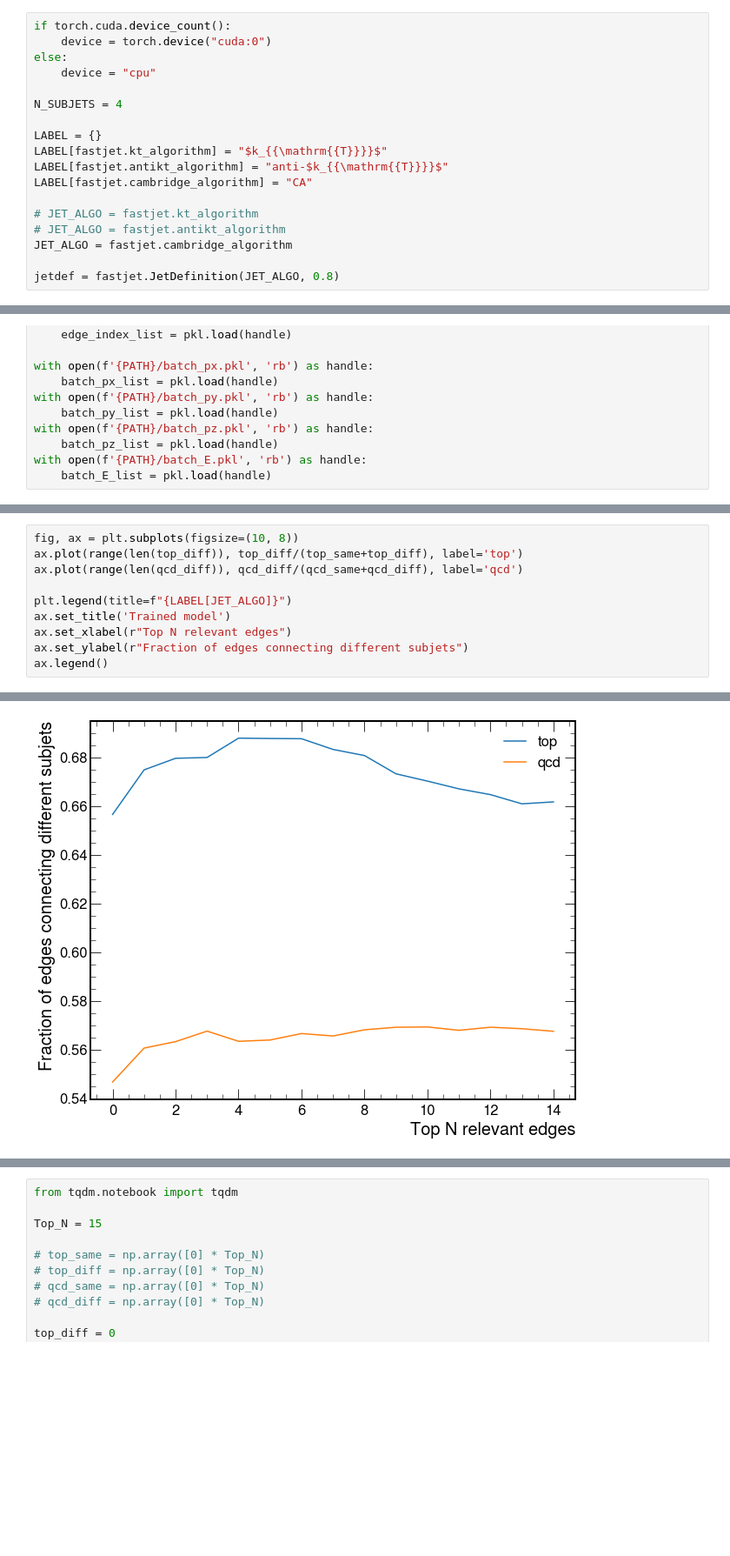
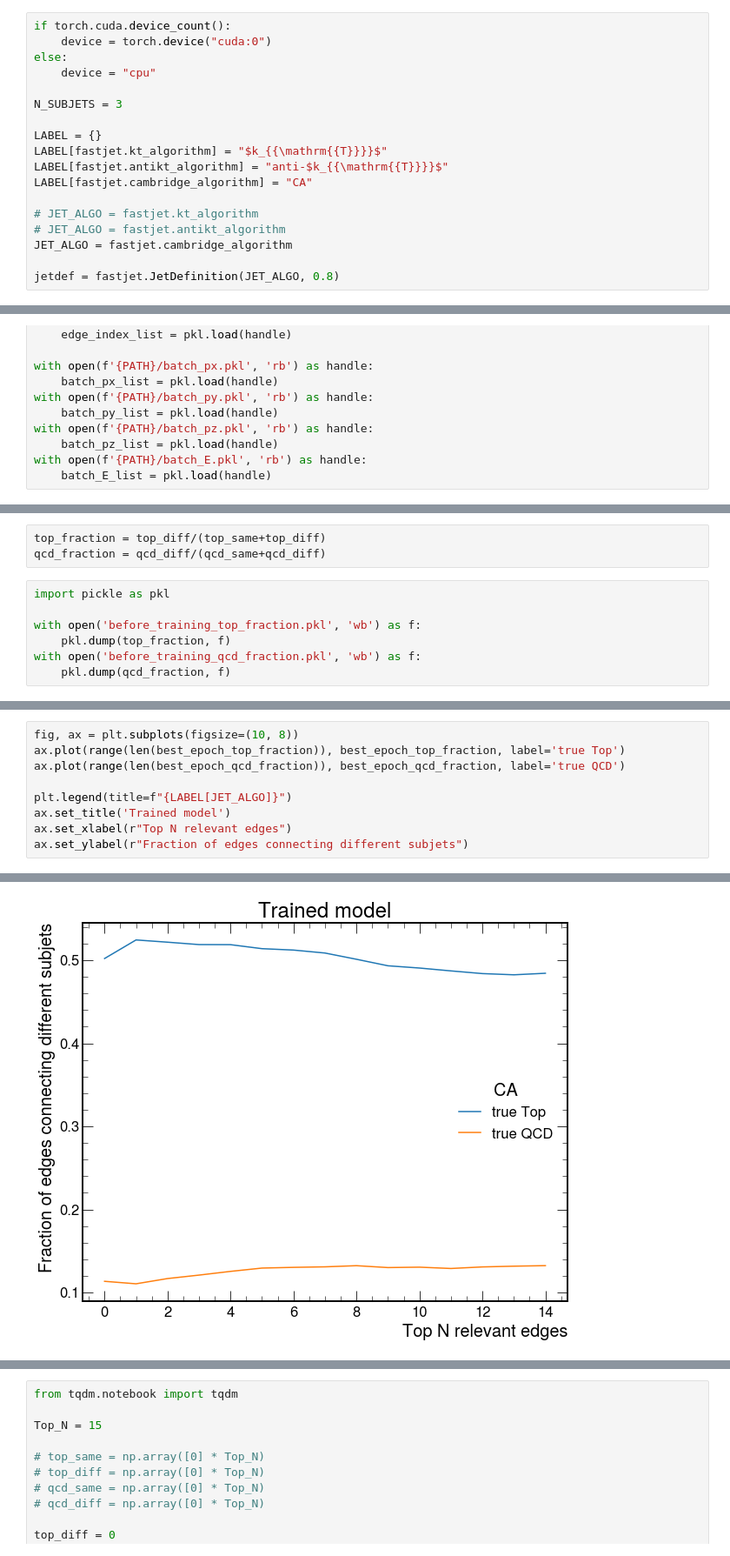
Before and after one commit to farakiko/xai4hep, a Jupyter notebook: binder/fastjet.ipynb, the cells around one changed output, grey strips where cells are left out. Shown at 87% size. Cells and saved outputs as stored; diff of their text form; blank space fills up the shorter version.

```diff
--- a/binder/fastjet.ipynb
+++ b/binder/fastjet.ipynb
@@ -46,7 +46,7 @@ if torch.cuda.device_count():
 else:
     device = "cpu"
 
-N_SUBJETS = 4
+N_SUBJETS = 3
 
 LABEL = {}
 LABEL[fastjet.kt_algorithm] = "$k_{{\mathrm{{T}}}}$"
@@ -393,0 +508,10 @@ skipping jet # 25
+# %%
+top_fraction = top_diff/(top_same+top_diff)
+qcd_fraction = qcd_diff/(qcd_same+qcd_diff)
+# %%
+import pickle as pkl
+
+with open('before_training_top_fraction.pkl', 'wb') as f:
+    pkl.dump(top_fraction, f)
+with open('before_training_qcd_fraction.pkl', 'wb') as f:
+    pkl.dump(qcd_fraction, f)
@@ -394,11 +533,10 @@ skipping jet # 25
 # %%
 fig, ax = plt.subplots(figsize=(10, 8))
-ax.plot(range(len(top_diff)), top_diff/(top_same+top_diff), label='top')
-ax.plot(range(len(qcd_diff)), qcd_diff/(qcd_same+qcd_diff), label='qcd')
+ax.plot(range(len(best_epoch_top_fraction)), best_epoch_top_fraction, label='true Top')
+ax.plot(range(len(best_epoch_qcd_fraction)), best_epoch_qcd_fraction, label='true QCD')
 
 plt.legend(title=f"{LABEL[JET_ALGO]}")
 ax.set_title('Trained model')
 ax.set_xlabel(r"Top N relevant edges")
 ax.set_ylabel(r"Fraction of edges connecting different subjets")
-ax.legend()
 # %% [output]
@@ -406 +544 @@ ax.legend()
-[figure, old version]
+[figure, new version]
```
Also changed, not shown: parts of 9 cells of this notebook.
